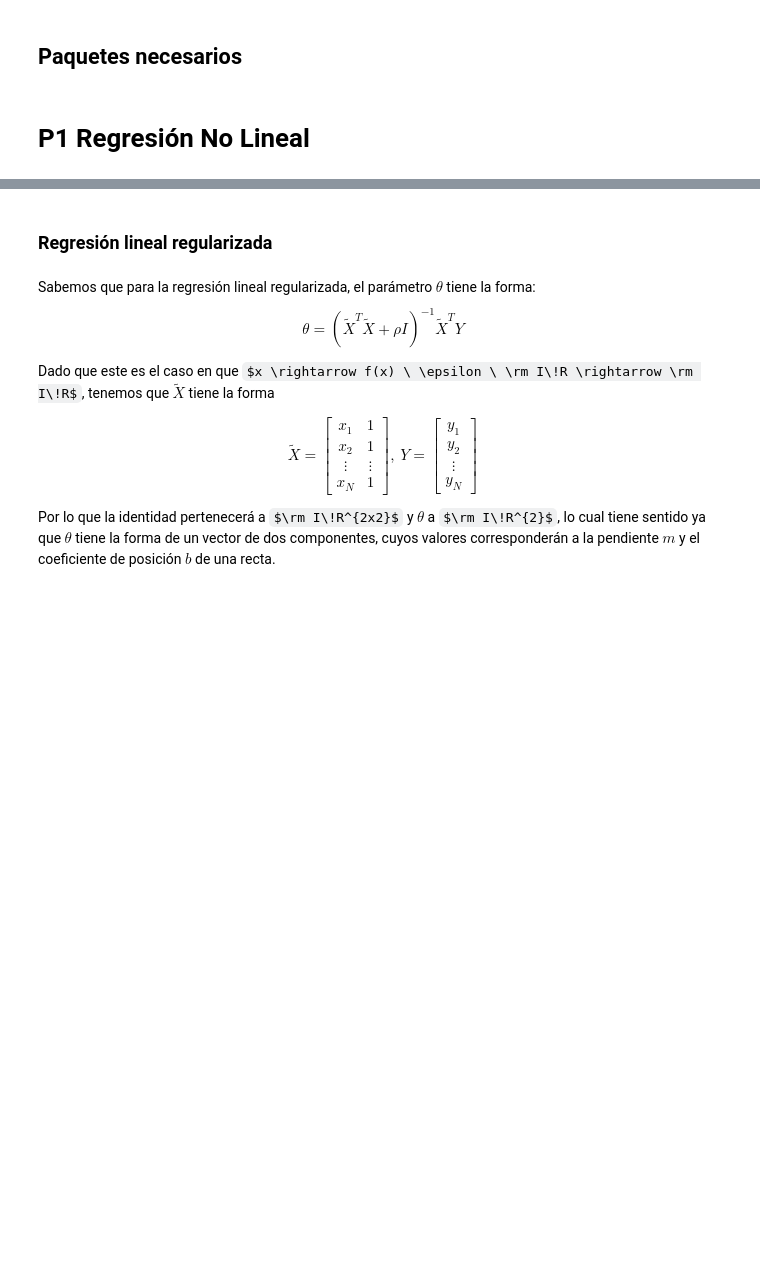
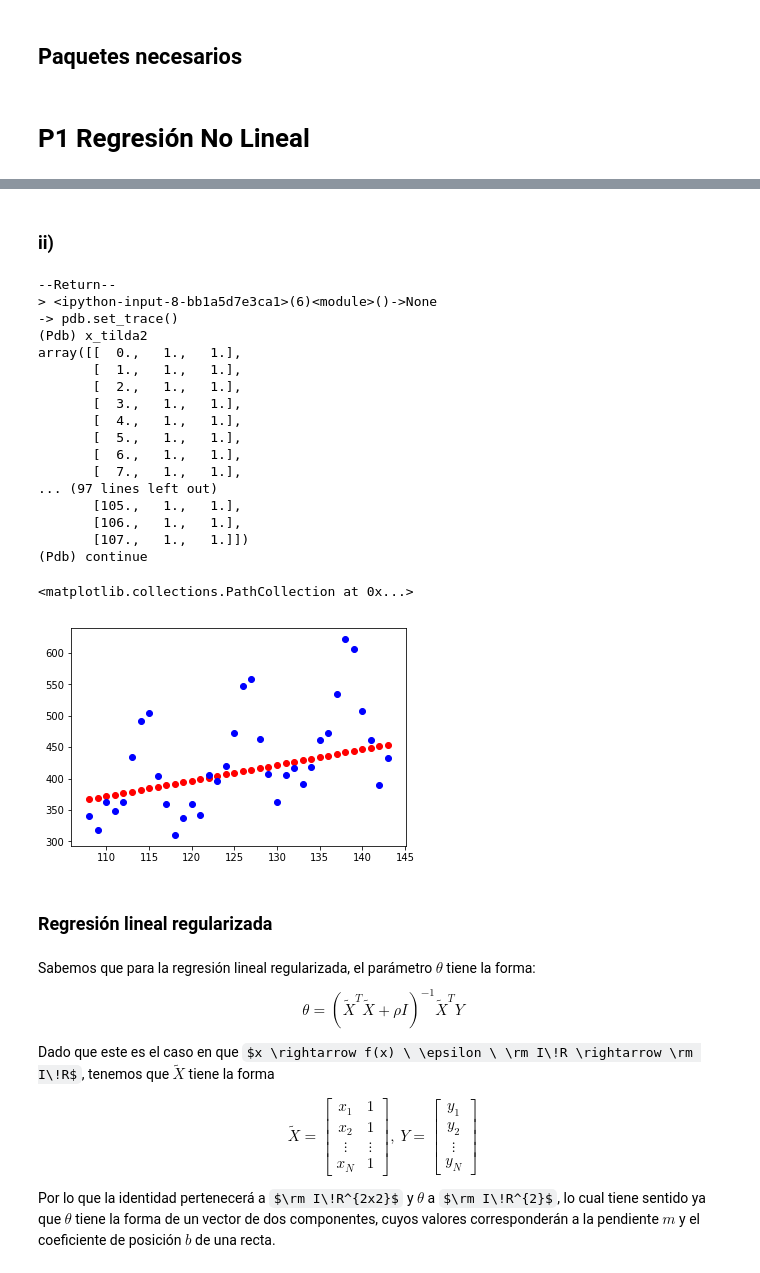
Before and after one commit to martinKindall/aprendizaje_probabilistico_uchile, a Jupyter notebook: Tarea2/tarea2_martin_cornejo.ipynb, the cells around one changed output, grey strips where cells are left out. Saved outputs shown, nothing was run; the diff lists cells and outputs as text; code cells hidden in the pictures; some formulas as TeX source; blank space fills up the shorter version.

Commit message:
Se aprende a insertar columnas en numpy, ahora se insertara columna por columna para los polinomios entre grado 1 y 4

```diff
--- a/Tarea2/tarea2_martin_cornejo.ipynb
+++ b/Tarea2/tarea2_martin_cornejo.ipynb
@@ -44,3 +45,51 @@ plt.legend(["Train","Test"], bbox_to_anchor=(1.05, 1.40))
+# %% [markdown]
+### ii)
+# %%
+# D = 1
+grado = 1
+identity_size = grado + 1
+x_tilda = np.array([np.ones(len(x_tr)), x_tr]).transpose()
+x_tilda2 = np.append(x_tilda, np.ones((len(x_tr), 1)), axis=1)
+pdb.set_trace()
+y_reg = y_tr
+rho = 0
+identidad = np.identity(identity_size)
+
+def get_theta(rho):
+    mul1 = np.linalg.inv(
+        np.add(
+            np.matmul(x_tilda.transpose(), x_tilda),
+            np.dot(identidad, rho)))
+    mul2 = np.matmul(x_tilda.transpose(), y_reg)
+    return np.matmul(mul1, mul2)
+
+def recta(x, rho):
+    theta = get_theta(rho)
+    return x * theta[0] + theta[1]
+
+plt.figure()
+plt.scatter(x_te,recta(x_te, 0), c ='r')
+plt.scatter(x_te,y_te, c ='b')
+# %% [output]
+--Return--
+> <ipython-input-8-bb1a5d7e3ca1>(6)<module>()->None
+-> pdb.set_trace()
+(Pdb) x_tilda2
+array([[  0.,   1.,   1.],
+       [  1.,   1.,   1.],
+       [  2.,   1.,   1.],
+       [  3.,   1.,   1.],
+       [  4.,   1.,   1.],
+       [  5.,   1.,   1.],
+       [  6.,   1.,   1.],
+       [  7.,   1.,   1.],
+... (97 lines left out)
+       [105.,   1.,   1.],
+       [106.,   1.,   1.],
+       [107.,   1.,   1.]])
+(Pdb) continue
+<matplotlib.collections.PathCollection at 0x...>
+[figure, added]
 # %% [markdown]
 ### Regresión lineal regularizada
 # %% [markdown]
```
Also changed, not shown: parts of 4 cells of this notebook.
